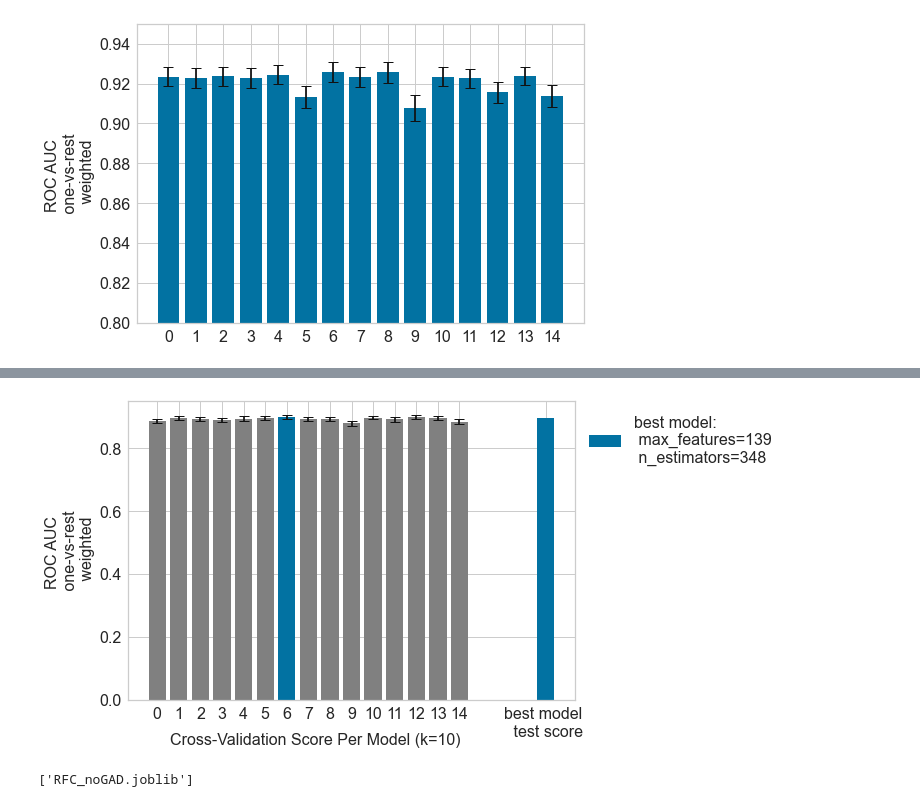
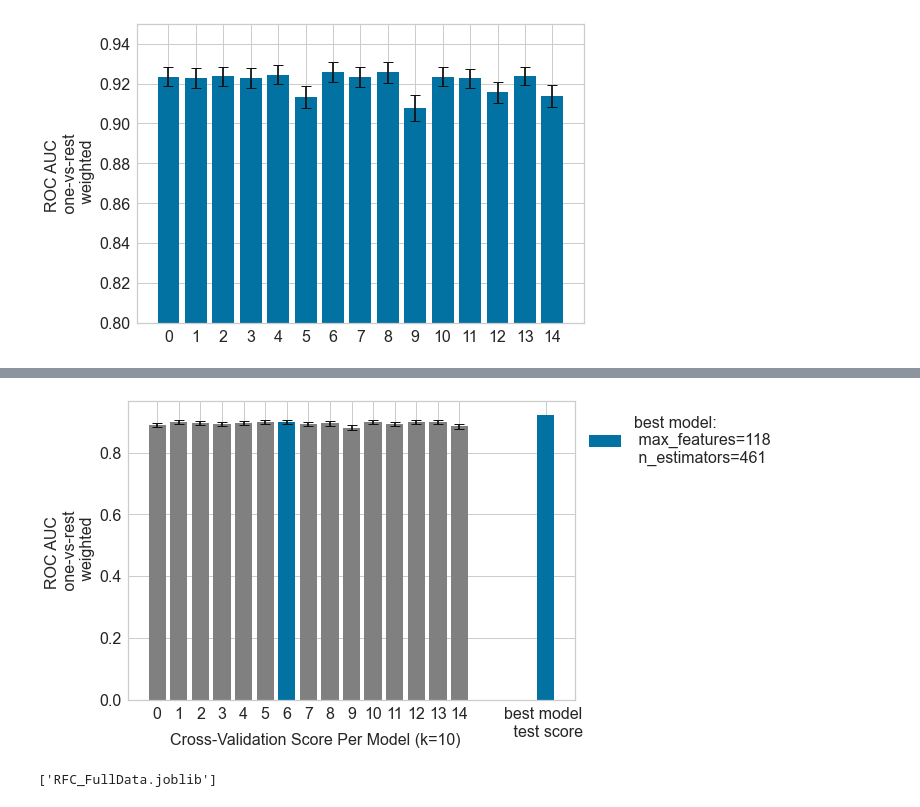
Before and after one commit to ifrancke/CS254-Final, a Jupyter notebook: RandomForestFinalModelParameterOptimization.ipynb, the cells around one changed output, grey strips where cells are left out. Cells and saved outputs as stored; diff of their text form; code cells hidden in the pictures.

```diff
--- a/RandomForestFinalModelParameterOptimization.ipynb
+++ b/RandomForestFinalModelParameterOptimization.ipynb
@@ -221,44 +225,48 @@ for model in not_best_scores.index:
 
 #bar graph of cv scores and final for best model
 plt.bar(best_scores.index[0], np.mean(best_scores.loc[best_scores.index[0]]), color ='b',
-        label='best model: \n max_features=139 \n n_estimators=348')
+        label='best model: \n max_features='
+        + str(max_features)
+        + '\n n_estimators='
+        + str(n_estimators)
+       )
 plt.errorbar(best_scores.index[0], np.mean(best_scores.loc[best_scores.index[0]]),
                                            np.std(best_scores.loc[best_scores.index[0]]), capsize=5,
                                                markeredgewidth=1, color='k')
 x_test_score=len(cv_res)+3
 plt.bar(x_test_score, roc_auc_test, color ='b')
 
 #x axis formatting
 xticks = np.arange(len(cv_res))
 xtick_labels = xticks.astype(str)
 xticks = np.append(xticks, x_test_score)
 xtick_labels = np.append(xtick_labels, 'best model \n test score')
 plt.xticks(xticks, xtick_labels, fontsize=16)
 
 x_lim=plt.gca().get_xlim()
 x_text=x_lim[0]+x_lim[1]*0.1
 
 y_lim=plt.gca().get_ylim()
 y_text=y_lim[0]-y_lim[1]*0.15
 plt.text(x_text, y_text,'Cross-Validation Score Per Model (k=10)', fontsize=16)
 
 #y axis formatting
 plt.yticks(fontsize=16)
 
 #general formatting
 plt.legend(bbox_to_anchor=(1, 1), frameon=False, fontsize=16)
 plt.ylabel('ROC AUC \n one-vs-rest \n weighted', fontsize=16)
 
 #save figure
-path='NoGAD_Opt.png'
+path='FullData_Opt.png'
 plt.savefig(path, bbox_inches="tight")
 
 plt.show()
 # %% [output]
-[figure, old version]
+[figure, new version]
 # %%
 #SAVE MODEL
 RFC_FullData = pickle.dumps(RFC)
-dump(RFC, 'RFC_noGAD.joblib')
+dump(RFC, 'RFC_FullData.joblib')
 # %% [output]
-['RFC_noGAD.joblib']
+['RFC_FullData.joblib']
```
Also changed, not shown: parts of 2 cells of this notebook.
